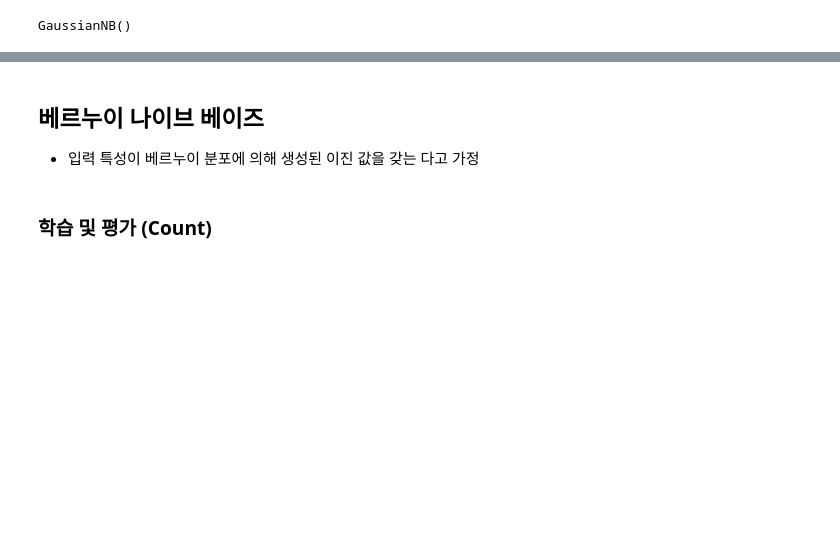
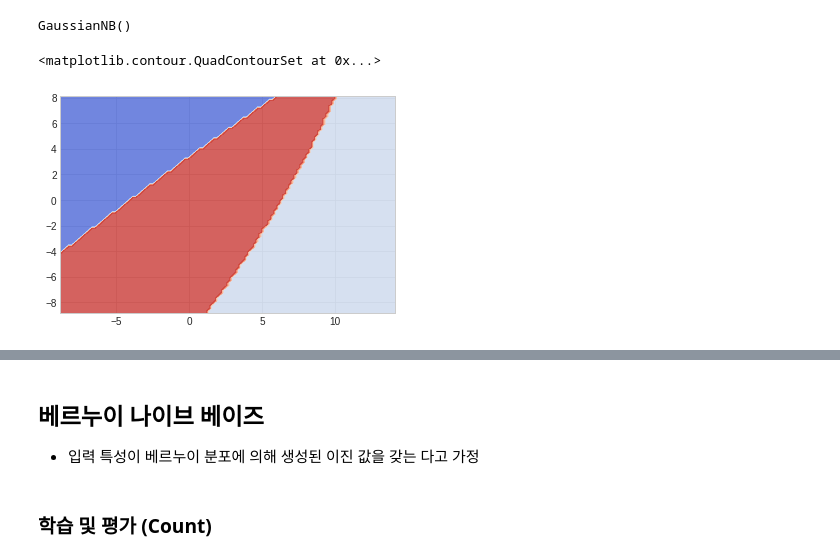
Before and after one commit to Tom-Jung/Suanlab_example, a Jupyter notebook: _7_나이브_베이즈_분류(Naive_Bayes_Classification).ipynb, the cells around one changed output, grey strips where cells are left out. Drawn from its saved outputs; the diff is of its cells as text; code cells hidden in the pictures; blank space fills up the shorter version.

```diff
--- a/_7_나이브_베이즈_분류(Naive_Bayes_Classification).ipynb
+++ b/_7_나이브_베이즈_분류(Naive_Bayes_Classification).ipynb
@@ -483,3 +484,9 @@ model= GaussianNB()
 model.fit(X,y)
 # %% [output]
 GaussianNB()
+# %%
+xx, yy = make_meshgrid(X[:, ], X[:,1])
+plot_contours(model, xx, yy, cmap=plt.cm.coolwarm, alpha=0.8)
+# %% [output]
+<matplotlib.contour.QuadContourSet at 0x...>
+[figure, added]
```
Also changed, not shown: parts of 12 cells of this notebook.
